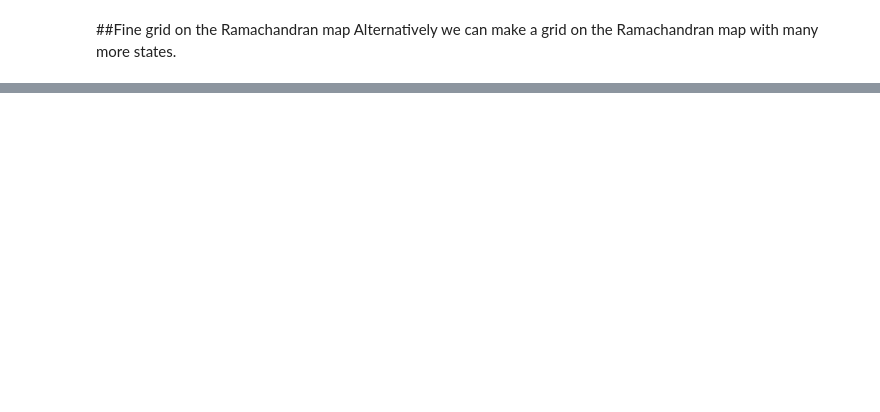
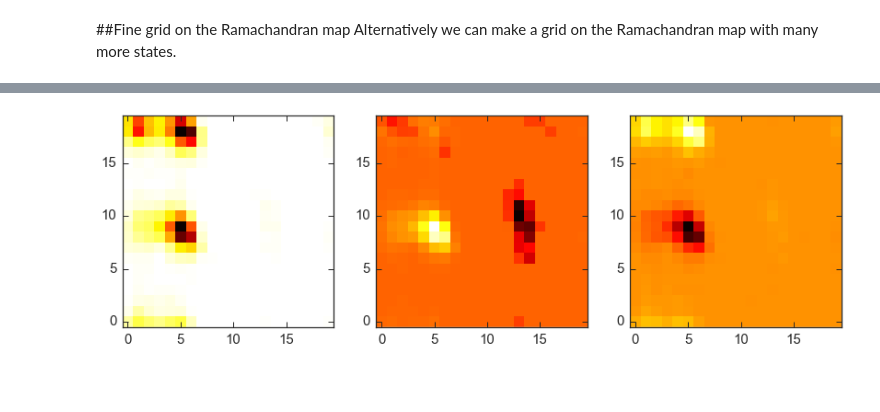
Before and after one commit to BioKT/MasterMSM, a Jupyter notebook: examples/alanine_dipeptide/ala_dipeptide_discretize.ipynb, the cells around one changed output, grey strips where cells are left out. Cells and saved outputs as stored; diff of their text form; code cells hidden in the pictures; blank space fills up the shorter version.

```diff
--- a/examples/alanine_dipeptide/ala_dipeptide_discretize.ipynb
+++ b/examples/alanine_dipeptide/ala_dipeptide_discretize.ipynb
@@ -39,7 +36,7 @@ Finally we obtain the MSM
 # %%
 from mastermsm.msm import msm
 msm_alaTB = msm.SuperMSM([tr])
-for i in [1, 2, 5, 7, 10, 20, 50, 100]:
+for i in [1, 2, 5, 10, 20, 50, 100]:
     msm_alaTB.do_msm(i)
     msm_alaTB.msms[i].do_trans()
     msm_alaTB.msms[i].boots(plot=False)
@@ -110,0 +101,21 @@ _ = ax.set_xscale('log')
+# %%
+fig, ax = plt.subplots(1,3, figsize=(14,5))
+mat = np.zeros((20,20), float)
+for i in [x for x in zip(msm_alaTB_grid.msms[10].keep_keys, msm_alaTB_grid.msms[10].rvecsT[:,0])]:
+    #print i, i[0]%20, int(i[0]/20), -i[1]
+    mat[i[0]%20, int(i[0]/20)] = i[1]
+ax[0].imshow(mat.transpose(), interpolation="none", origin='lower', cmap='hot')
+mat = np.zeros((20,20), float)
+for i in [x for x in zip(msm_alaTB_grid.msms[10].keep_keys, msm_alaTB_grid.msms[10].rvecsT[:,1])]:
+    #print i, i[0]%20, int(i[0]/20), -i[1]
+    mat[i[0]%20, int(i[0]/20)] = -i[1]
+ax[1].imshow(mat.transpose(), interpolation="none", origin='lower', cmap='hot')
+mat = np.zeros((20,20), float)
+for i in [x for x in zip(msm_alaTB_grid.msms[10].keep_keys, msm_alaTB_grid.msms[10].rvecsT[:,2])]:
+    #print i, i[0]%20, int(i[0]/20), -i[1]
+    mat[i[0]%20, int(i[0]/20)] = -i[1]
+_ = ax[2].imshow(mat.transpose(), interpolation="none", origin='lower', cmap='hot')
+# %% [output]
+[figure, added]
+# %% [markdown]
+###
```
Also changed, not shown: parts of 8 cells of this notebook, 3 other files.
